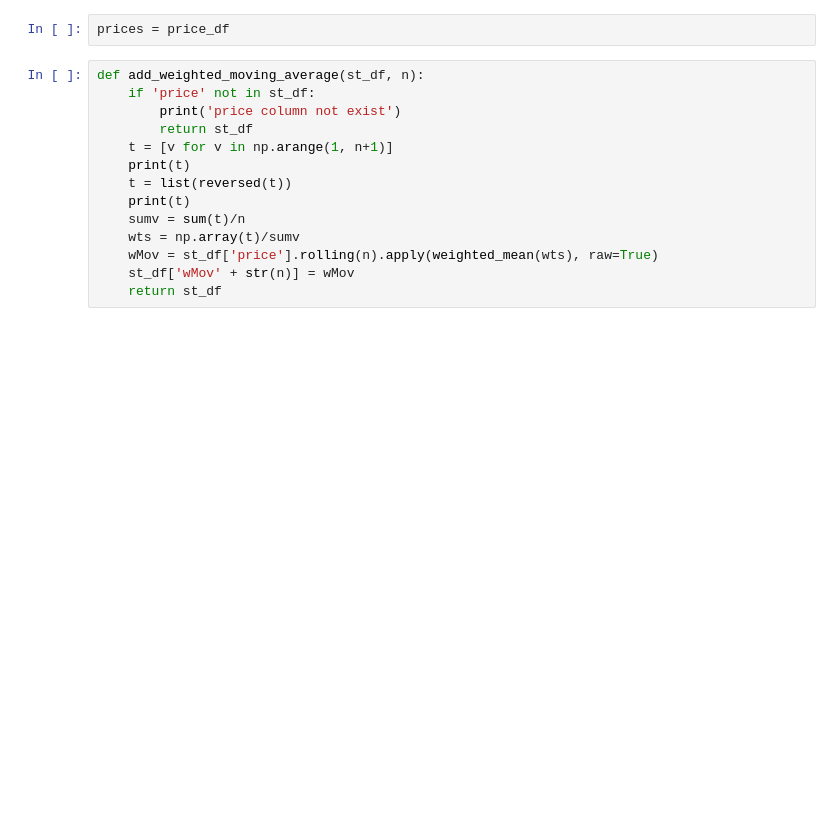
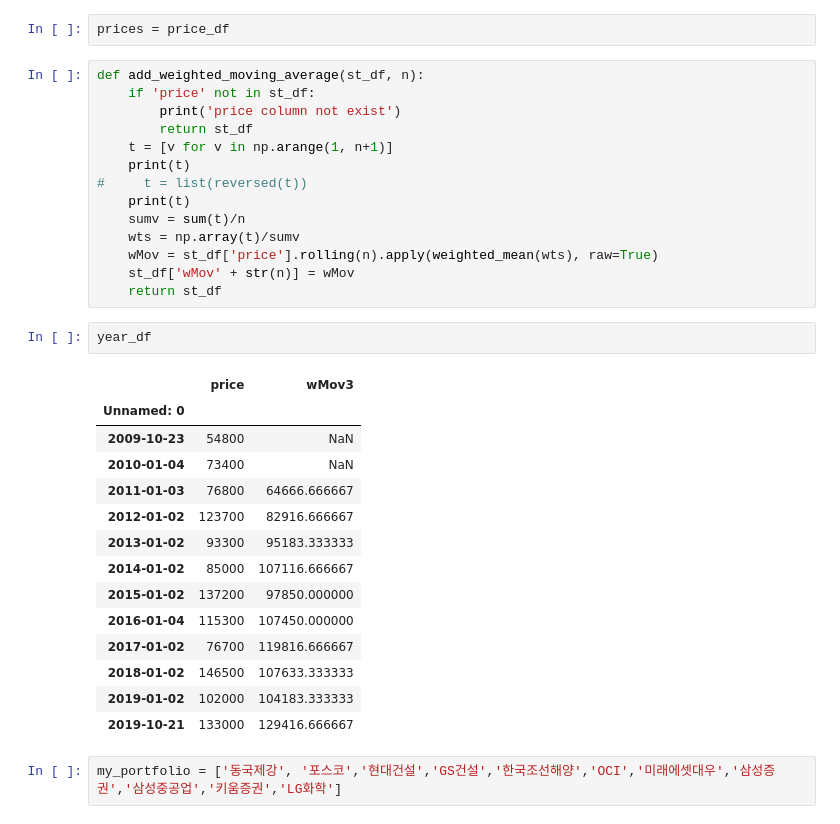
Before and after one commit to neosuperprogrammer/Quant, a Jupyter notebook: neo_quant_test6.ipynb, the cells around one changed output. Saved outputs shown, nothing was run; the diff lists cells and outputs as text; blank space fills up the shorter version.

```diff
--- a/neo_quant_test6.ipynb
+++ b/neo_quant_test6.ipynb
@@ -1138,11 +1136,30 @@ def add_weighted_moving_average(st_df, n):
         return st_df
     t = [v for v in np.arange(1, n+1)]
     print(t)
-    t = list(reversed(t))
+#     t = list(reversed(t))
     print(t)
     sumv = sum(t)/n
     wts = np.array(t)/sumv
     wMov = st_df['price'].rolling(n).apply(weighted_mean(wts), raw=True)
     st_df['wMov' + str(n)] = wMov
     return st_df
+# %%
+year_df
+# %% [output]
+|  | price | wMov3 |
+| Unnamed: 0 |  |  |
+| 2009-10-23 | 54800 | NaN |
+| 2010-01-04 | 73400 | NaN |
+| 2011-01-03 | 76800 | 64666.666667 |
+| 2012-01-02 | 123700 | 82916.666667 |
+| 2013-01-02 | 93300 | 95183.333333 |
+| 2014-01-02 | 85000 | 107116.666667 |
+| 2015-01-02 | 137200 | 97850.000000 |
+| 2016-01-04 | 115300 | 107450.000000 |
+| 2017-01-02 | 76700 | 119816.666667 |
+| 2018-01-02 | 146500 | 107633.333333 |
+| 2019-01-02 | 102000 | 104183.333333 |
+| 2019-10-21 | 133000 | 129416.666667 |
+# %%
+my_portfolio = ['동국제강', '포스코','현대건설','GS건설','한국조선해양','OCI','미래에셋대우','삼성증권','삼성중공업','키움증권','LG화학']
 # %%
```
Also changed, not shown: parts of 2 cells of this notebook.
